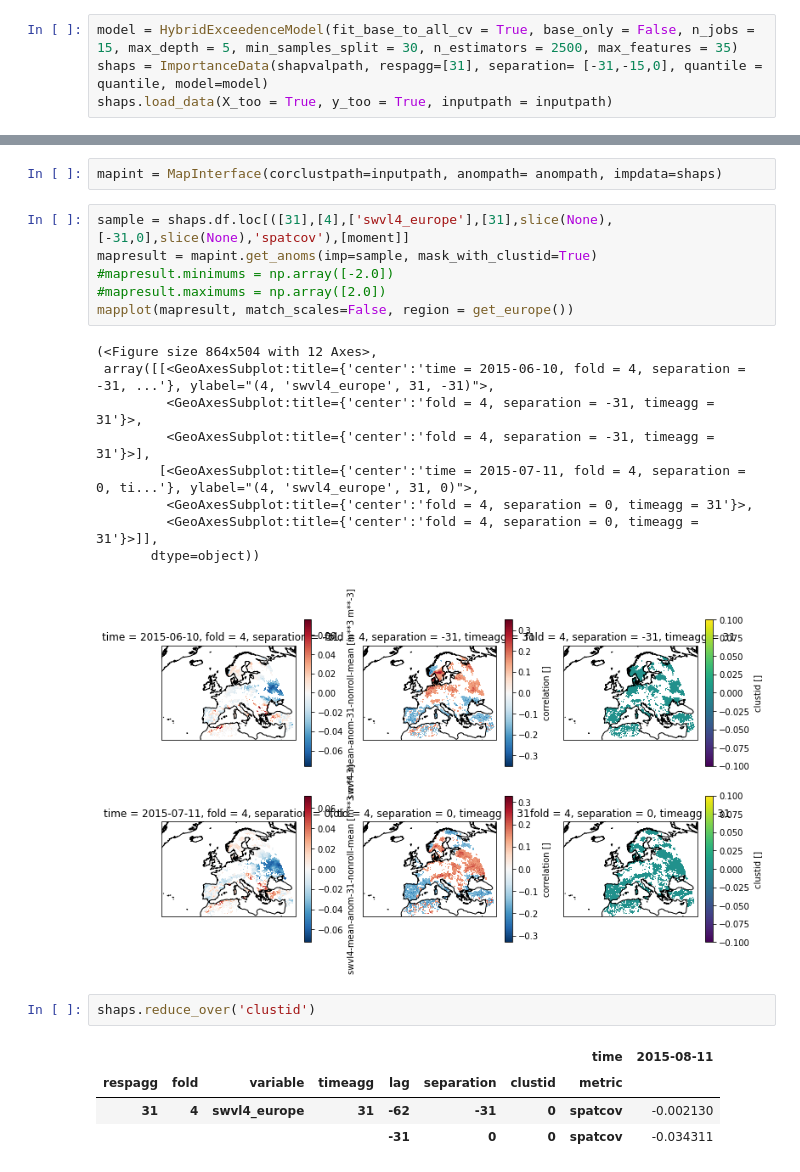
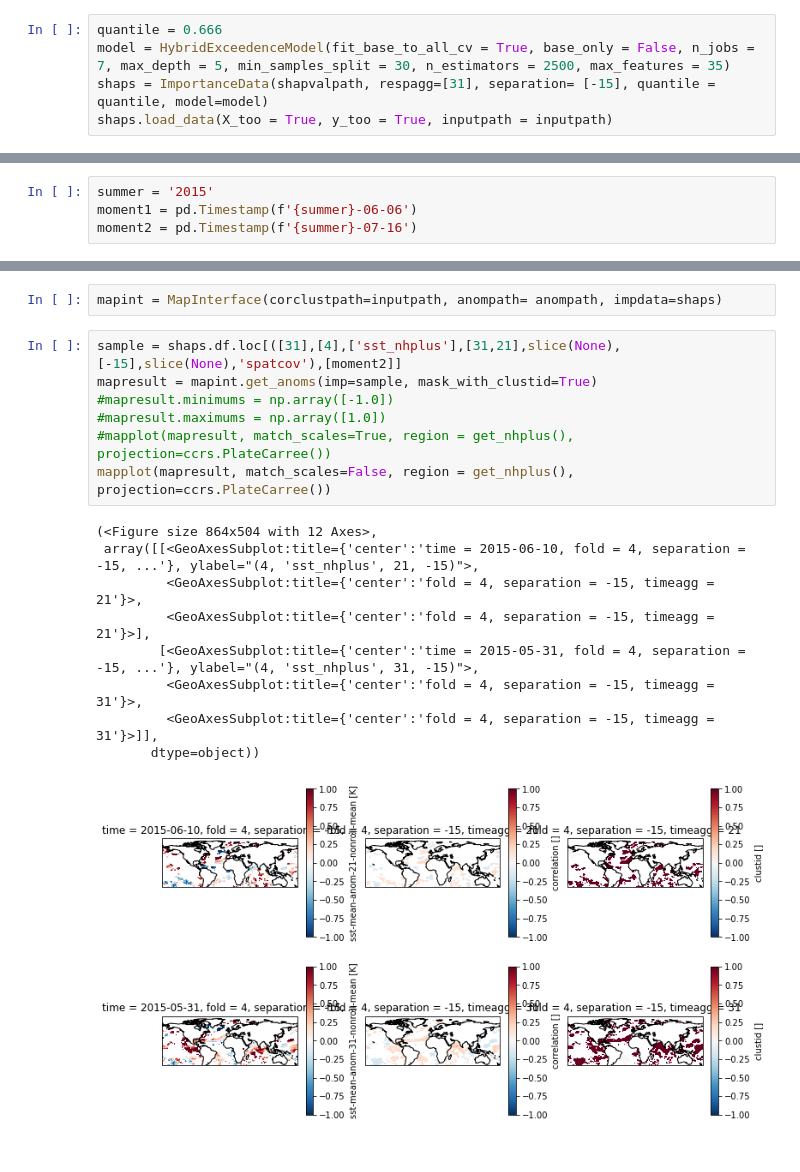
Before and after one commit to chiemvs/Weave, a Jupyter notebook: notebooks/Investigate.ipynb, the cells around one changed output, grey strips where cells are left out. Cells and saved outputs as stored; diff of their text form.

```diff
--- a/notebooks/Investigate.ipynb
+++ b/notebooks/Investigate.ipynb
@@ -474,8 +512,9 @@ This most important factor is supported by global shap both in training and in v
 # %% [markdown]
 ## Y-response plots and contributions for case
 # %%
-model = HybridExceedenceModel(fit_base_to_all_cv = True, base_only = False, n_jobs = 15, max_depth = 5, min_samples_split = 30, n_estimators = 2500, max_features = 35)
-shaps = ImportanceData(shapvalpath, respagg=[31], separation= [-31,-15,0], quantile = quantile, model=model)
+quantile = 0.666
+model = HybridExceedenceModel(fit_base_to_all_cv = True, base_only = False, n_jobs = 7, max_depth = 5, min_samples_split = 30, n_estimators = 2500, max_features = 35)
+shaps = ImportanceData(shapvalpath, respagg=[31], separation= [-15], quantile = quantile, model=model)
 shaps.load_data(X_too = True, y_too = True, inputpath = inputpath)
 # %%
 preds = shaps.get_predictions(when = shaps.y.columns, respagg = 31, separation = -15)
@@ -499,4 +538,8 @@ ax.legend(loc = 'upper left')
 [figure]
 # %% [markdown]
 Fitting multiple models. And seeing for a case (now summer 2010) how the y response prediction is update from responseagg to responseagg or from separation to separation.
+# %%
+summer = '2015'
+moment1 = pd.Timestamp(f'{summer}-06-06')
+moment2 = pd.Timestamp(f'{summer}-07-16')
 # %%
@@ -526,25 +575,19 @@ shap.force_plot(**plotdata)
 # %%
 mapint = MapInterface(corclustpath=inputpath, anompath= anompath, impdata=shaps)
 # %%
-sample = shaps.df.loc[([31],[4],['swvl4_europe'],[31],slice(None),[-31,0],slice(None),'spatcov'),[moment]]
+sample = shaps.df.loc[([31],[4],['sst_nhplus'],[31,21],slice(None),[-15],slice(None),'spatcov'),[moment2]]
 mapresult = mapint.get_anoms(imp=sample, mask_with_clustid=True)
-#mapresult.minimums = np.array([-2.0])
-#mapresult.maximums = np.array([2.0])
-mapplot(mapresult, match_scales=False, region = get_europe())
+#mapresult.minimums = np.array([-1.0])
+#mapresult.maximums = np.array([1.0])
+#mapplot(mapresult, match_scales=True, region = get_nhplus(), projection=ccrs.PlateCarree())
+mapplot(mapresult, match_scales=False, region = get_nhplus(), projection=ccrs.PlateCarree())
 # %% [output]
 (<Figure size 864x504 with 12 Axes>,
- array([[<GeoAxesSubplot:title={'center':'time = 2015-06-10, fold = 4, separation = -31, ...'}, ylabel="(4, 'swvl4_europe', 31, -31)">,
-         <GeoAxesSubplot:title={'center':'fold = 4, separation = -31, timeagg = 31'}>,
-         <GeoAxesSubplot:title={'center':'fold = 4, separation = -31, timeagg = 31'}>],
-        [<GeoAxesSubplot:title={'center':'time = 2015-07-11, fold = 4, separation = 0, ti...'}, ylabel="(4, 'swvl4_europe', 31, 0)">,
-         <GeoAxesSubplot:title={'center':'fold = 4, separation = 0, timeagg = 31'}>,
-         <GeoAxesSubplot:title={'center':'fold = 4, separation = 0, timeagg = 31'}>]],
+ array([[<GeoAxesSubplot:title={'center':'time = 2015-06-10, fold = 4, separation = -15, ...'}, ylabel="(4, 'sst_nhplus', 21, -15)">,
+         <GeoAxesSubplot:title={'center':'fold = 4, separation = -15, timeagg = 21'}>,
+         <GeoAxesSubplot:title={'center':'fold = 4, separation = -15, timeagg = 21'}>],
+        [<GeoAxesSubplot:title={'center':'time = 2015-05-31, fold = 4, separation = -15, ...'}, ylabel="(4, 'sst_nhplus', 31, -15)">,
+         <GeoAxesSubplot:title={'center':'fold = 4, separation = -15, timeagg = 31'}>,
+         <GeoAxesSubplot:title={'center':'fold = 4, separation = -15, timeagg = 31'}>]],
        dtype=object))
-[figure, old version]
+[figure, new version]
-# %%
-shaps.reduce_over('clustid')
-# %% [output]
-|  |  |  |  |  |  |  | time | 2015-08-11 |
-| respagg | fold | variable | timeagg | lag | separation | clustid | metric |  |
-| 31 | 4 | swvl4_europe | 31 | -62 | -31 | 0 | spatcov | -0.002130 |
-|  |  |  |  | -31 | 0 | 0 | spatcov | -0.034311 |
```
Also changed, not shown: parts of 35 cells of this notebook, 2 other files.
